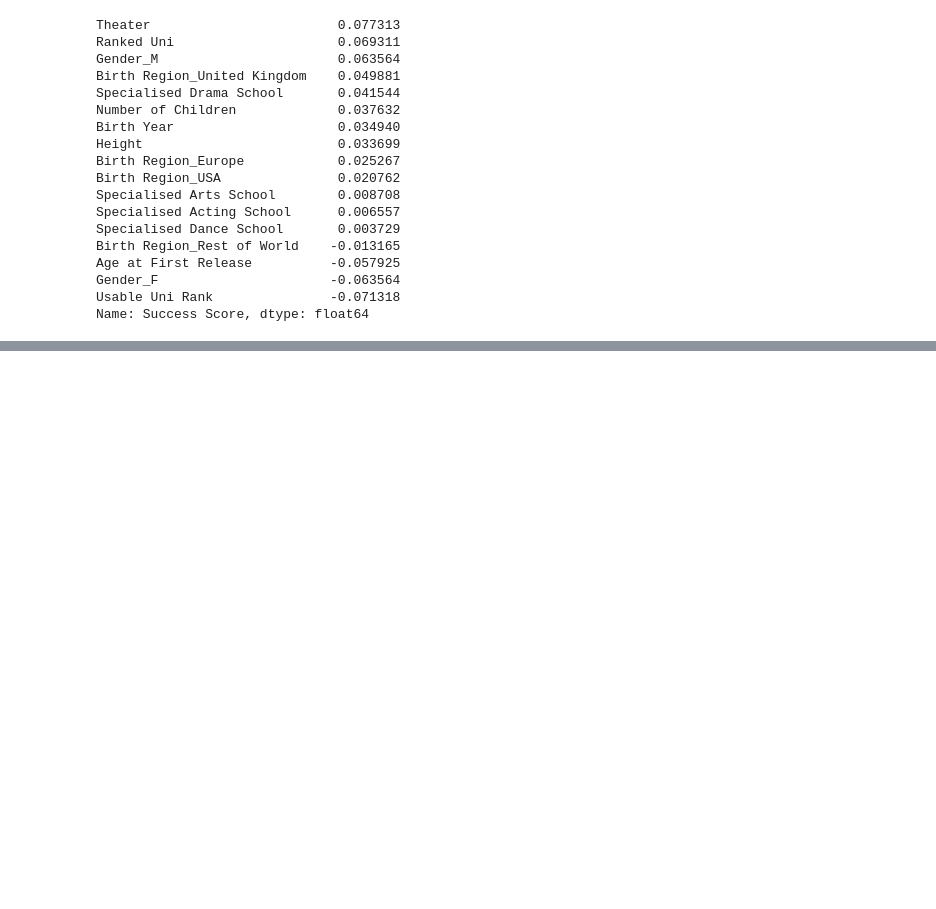
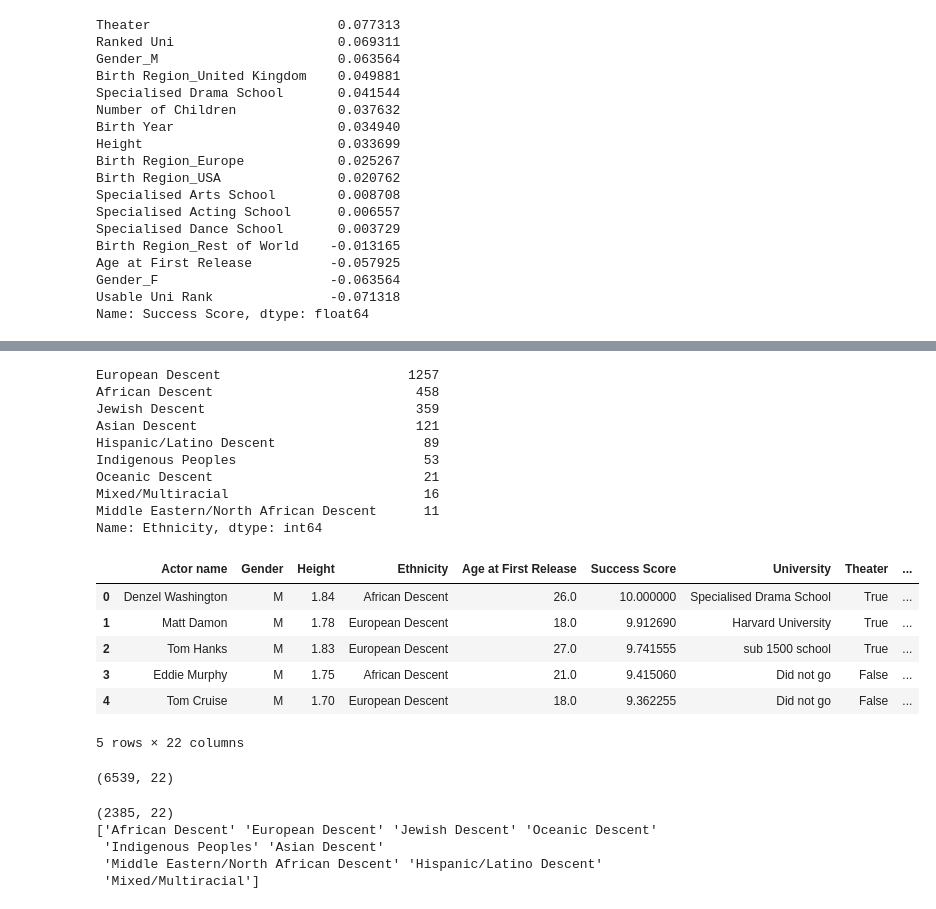
Before and after one commit to epfl-ada/ada-2024-project-sigma-squad, a Jupyter notebook: correlation.ipynb, the cells around one changed output, grey strips where cells are left out. Drawn from its saved outputs; the diff is of its cells as text; code cells hidden in the pictures; blank space fills up the shorter version.

```diff
--- a/correlation.ipynb
+++ b/correlation.ipynb
@@ -60,0 +306,39 @@ Name: Success Score, dtype: float64
+# %%
+print(df.Ethnicity.value_counts())
+df.head()
+# %% [output]
+European Descent                        1257
+African Descent                          458
+Jewish Descent                           359
+Asian Descent                            121
+Hispanic/Latino Descent                   89
+Indigenous Peoples                        53
+Oceanic Descent                           21
+Mixed/Multiracial                         16
+Middle Eastern/North African Descent      11
+Name: Ethnicity, dtype: int64
+|  | Actor name | Gender | Height | Ethnicity | Age at First Release | Success Score | University | Theater | ... |
+| 0 | Denzel Washington | M | 1.84 | African Descent | 26.0 | 10.000000 | Specialised Drama School | True | ... |
+| 1 | Matt Damon | M | 1.78 | European Descent | 18.0 | 9.912690 | Harvard University | True | ... |
+| 2 | Tom Hanks | M | 1.83 | European Descent | 27.0 | 9.741555 | sub 1500 school | True | ... |
+| 3 | Eddie Murphy | M | 1.75 | African Descent | 21.0 | 9.415060 | Did not go | False | ... |
+| 4 | Tom Cruise | M | 1.70 | European Descent | 18.0 | 9.362255 | Did not go | False | ... |
+5 rows × 22 columns
+# %%
+
+## Print num of rows with undefined
+print(df.shape)
+# %% [output]
+(6539, 22)
+# %%
+
+df = df.dropna(subset=['Ethnicity'])
+print(df.shape)
+
+print(df.Ethnicity.unique())
+# %% [output]
+(2385, 22)
+['African Descent' 'European Descent' 'Jewish Descent' 'Oceanic Descent'
+ 'Indigenous Peoples' 'Asian Descent'
+ 'Middle Eastern/North African Descent' 'Hispanic/Latino Descent'
+ 'Mixed/Multiracial']
```
Also changed, not shown: parts of 7 cells of this notebook.
